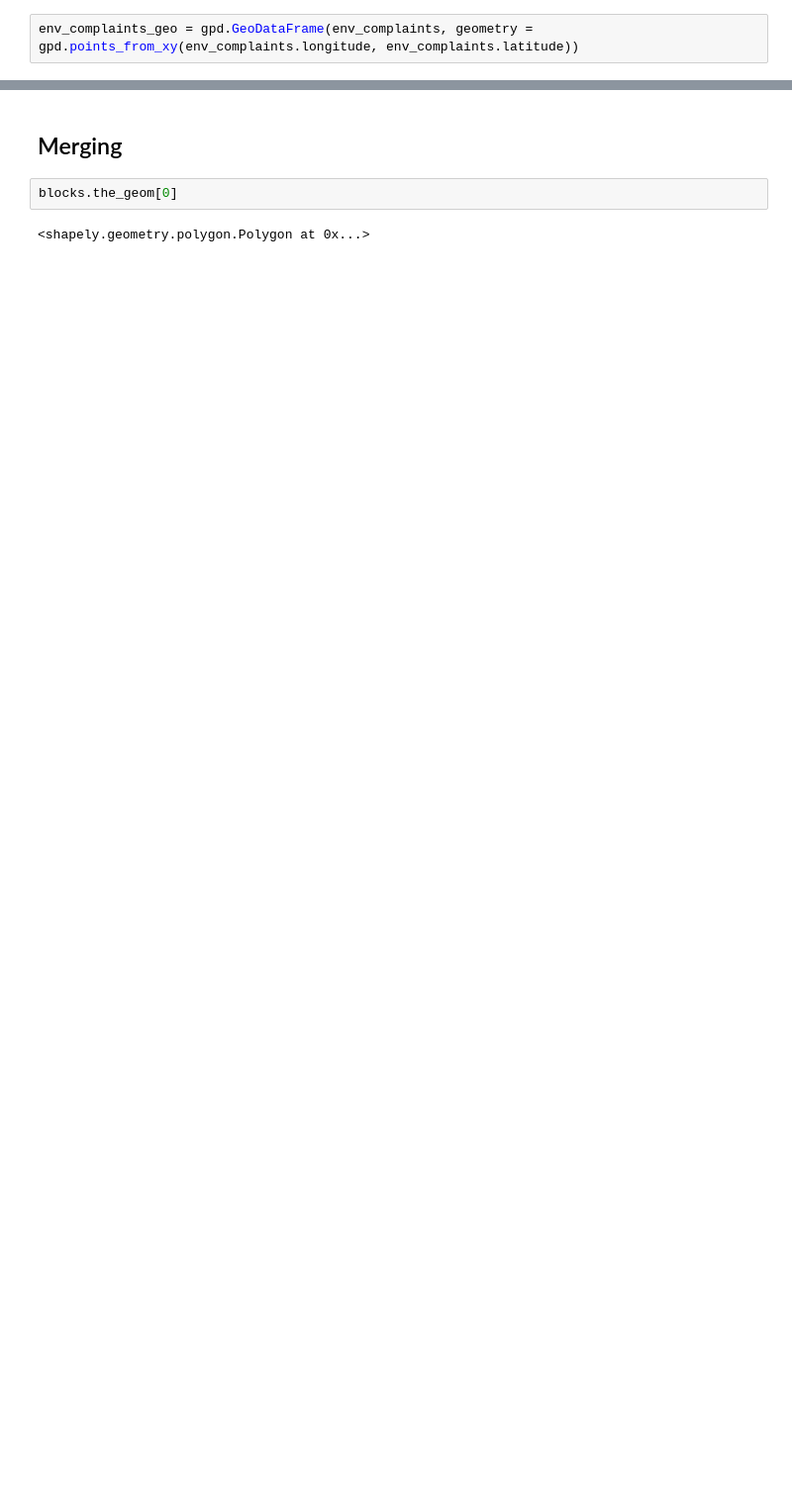
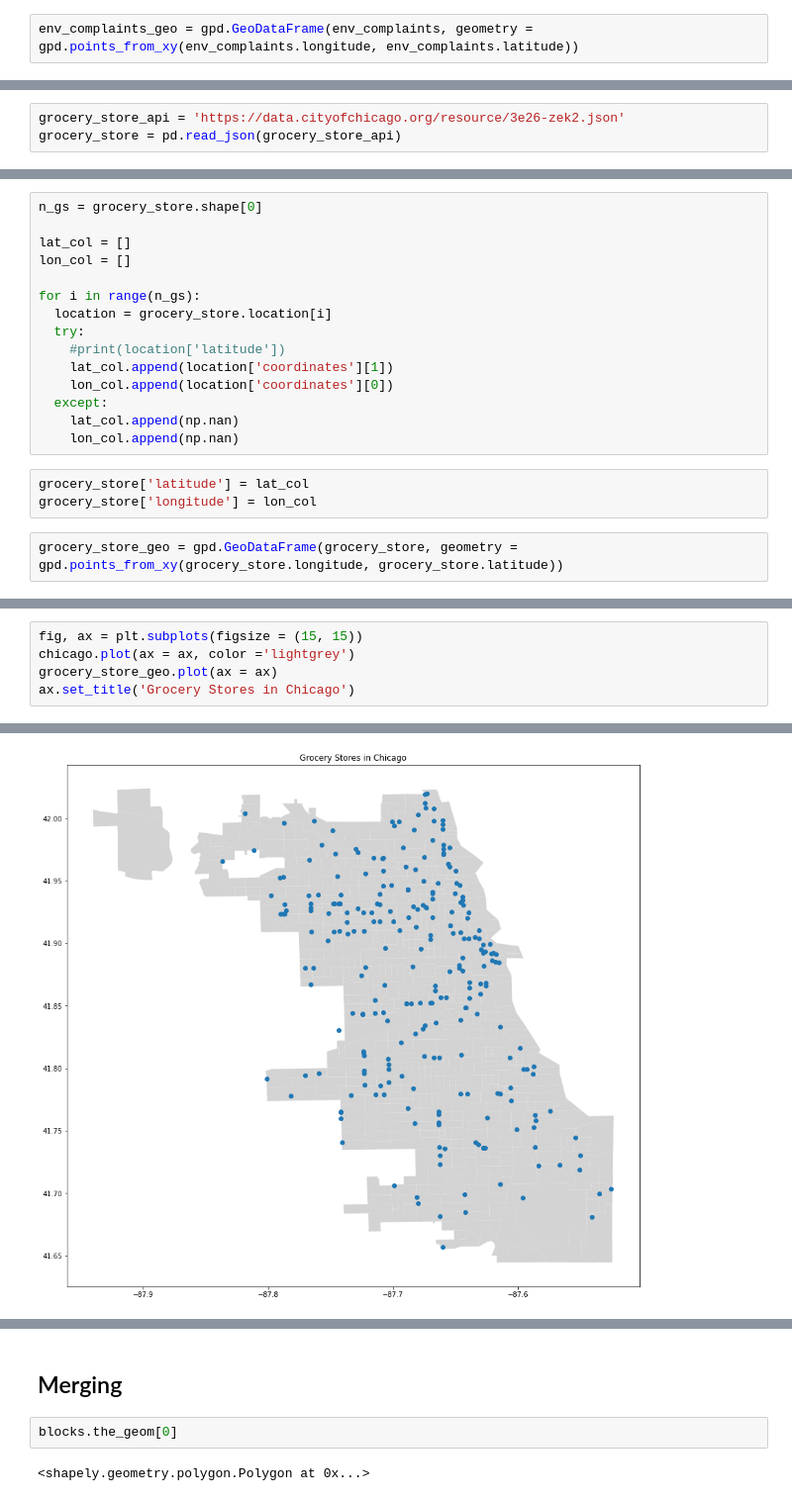
Before and after one commit to Barbarioli/sociome, a Jupyter notebook: eda/eda.ipynb, the cells around one changed output, grey strips where cells are left out. Shown at 99% size. Saved outputs shown, nothing was run; the diff lists cells and outputs as text; blank space fills up the shorter version.

```diff
--- a/eda/eda.ipynb
+++ b/eda/eda.ipynb
@@ -427,0 +879,3 @@ env_complaints_geo = gpd.GeoDataFrame(env_complaints, geometry = gpd.points_from
+# %%
+grocery_store_api = 'https://data.cityofchicago.org/resource/3e26-zek2.json'
+grocery_store = pd.read_json(grocery_store_api)
@@ -427,0 +934,20 @@ env_complaints_geo = gpd.GeoDataFrame(env_complaints, geometry = gpd.points_from
+# %%
+n_gs = grocery_store.shape[0]
+
+lat_col = []
+lon_col = []
+
+for i in range(n_gs):
+  location = grocery_store.location[i]
+  try:
+    #print(location['latitude'])
+    lat_col.append(location['coordinates'][1])
+    lon_col.append(location['coordinates'][0])
+  except:
+    lat_col.append(np.nan)
+    lon_col.append(np.nan)
+# %%
+grocery_store['latitude'] = lat_col
+grocery_store['longitude'] = lon_col
+# %%
+grocery_store_geo = gpd.GeoDataFrame(grocery_store, geometry = gpd.points_from_xy(grocery_store.longitude, grocery_store.latitude))
@@ -427,0 +963,6 @@ env_complaints_geo = gpd.GeoDataFrame(env_complaints, geometry = gpd.points_from
+# %%
+fig, ax = plt.subplots(figsize = (15, 15))
+chicago.plot(ax = ax, color ='lightgrey')
+grocery_store_geo.plot(ax = ax)
+ax.set_title('Grocery Stores in Chicago')
+# %% [output]
@@ -427,0 +970 @@ env_complaints_geo = gpd.GeoDataFrame(env_complaints, geometry = gpd.points_from
+[figure, added]
```
Also changed, not shown: parts of 169 cells of this notebook.
